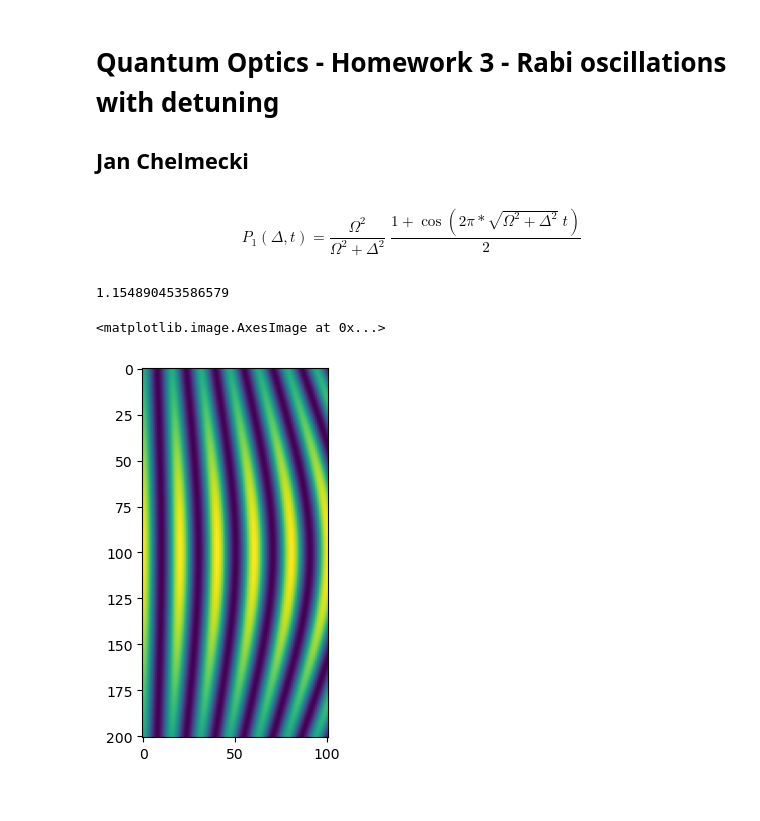
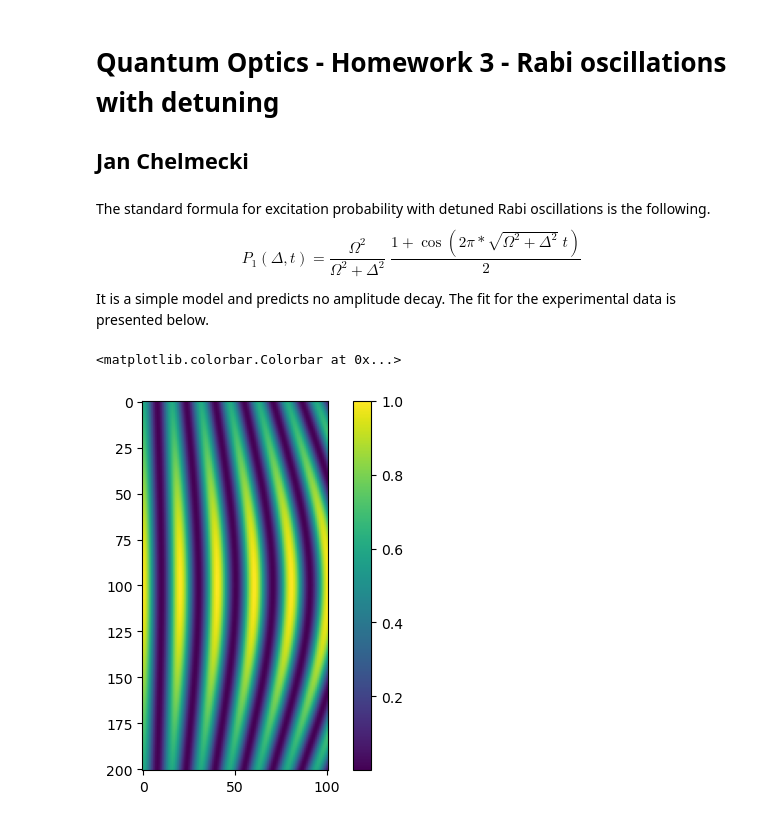
Before and after one commit to jan-chelmecki/ENS-Quantum-Optics-Homework, a Jupyter notebook: HW3_Chelmecki.ipynb, the cells around one changed output. Drawn from its saved outputs; the diff is of its cells as text; code cells hidden in the pictures.

```diff
--- a/HW3_Chelmecki.ipynb
+++ b/HW3_Chelmecki.ipynb
@@ -3,6 +3,8 @@
 
 ## Jan Chelmecki
 # %% [markdown]
+The standard formula for excitation probability with detuned Rabi oscillations is the following.
 $$
 P_1(\Delta, t) = \frac{\Omega^2}{\Omega^2+\Delta^2} \; \frac{1+\cos(2\pi*\sqrt{\Omega^2+\Delta^2} \; t)}{2}
 $$
+It is a simple model and predicts no amplitude decay. The fit for the experimental data is presented below.
@@ -12,15 +11,16 @@ import matplotlib.pyplot as plt
-# %%
-2*np.pi/np.sqrt(5.44**2 + 0.074**2)
-# %% [output]
-1.154890453586579
 # %%
+import numpy as np
+import matplotlib.pyplot as plt
 t = np.linspace(0,40,101)/1000
 d = np.linspace(-100,100,201)
 T, Delta = np.meshgrid(t,d)
 
 Omega = 124 #Mhz
 P = Omega**2 / (Omega**2 + Delta**2) * (1+ np.cos(2*np.pi*np.sqrt(Omega**2 + Delta**2)*T) ) /2
 plt.imshow(P)
+plt.colorbar()
+plt.ylabel("Detuning (MHz)")
+plt.xlabel("Interaction time (ns)")
 # %% [output]
-<matplotlib.image.AxesImage at 0x...>
+<matplotlib.colorbar.Colorbar at 0x...>
-[figure, old version]
+[figure, new version]
```
Also changed, not shown: parts of 10 cells of this notebook, 2 other files.
